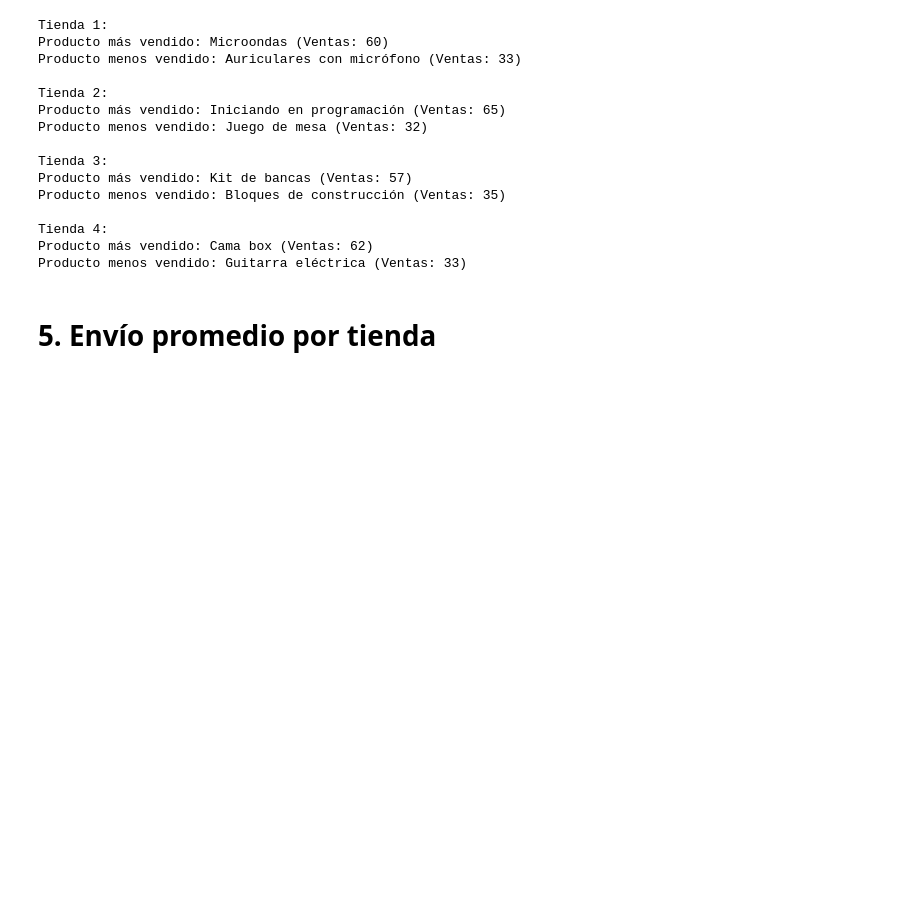
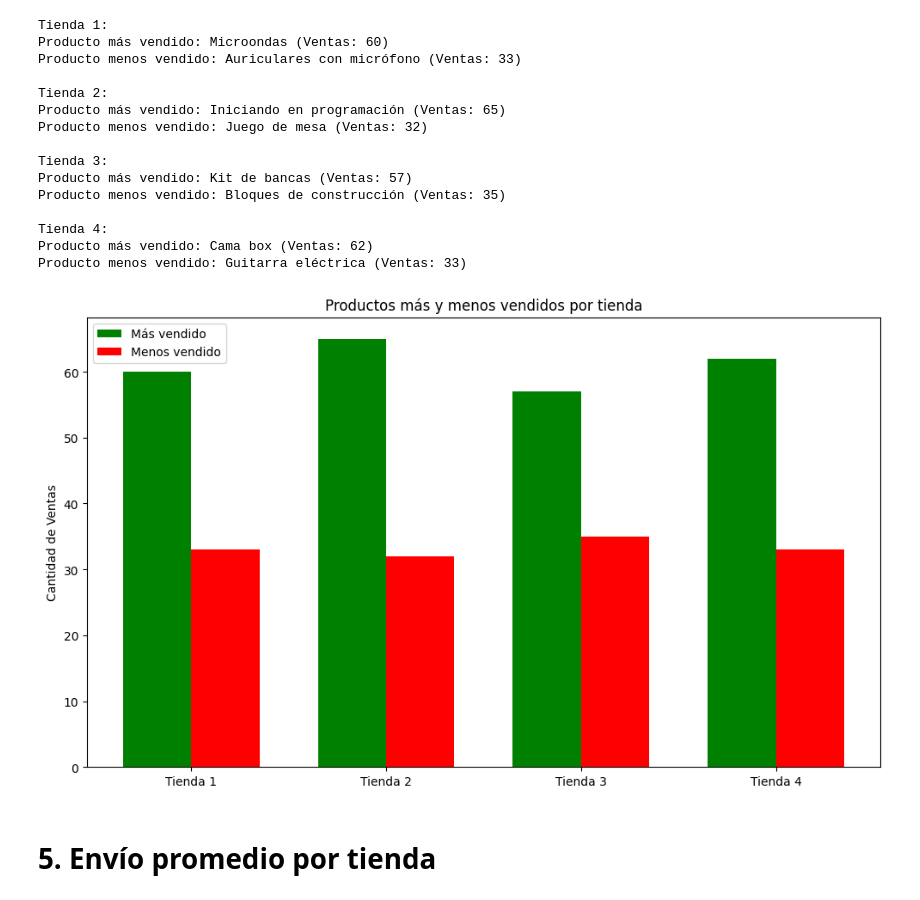
Before and after one commit to JoelSaucedo8/ChallengeDataScience, a Jupyter notebook: AluraStoreLatam.ipynb, the cells around one changed output. Saved outputs shown, nothing was run; the diff lists cells and outputs as text; code cells hidden in the pictures; blank space fills up the shorter version.

```diff
--- a/AluraStoreLatam.ipynb
+++ b/AluraStoreLatam.ipynb
@@ -204,6 +229,30 @@ Producto menos vendido: Bloques de construcción (Ventas: 35)
 Tienda 4:
 Producto más vendido: Cama box (Ventas: 62)
 Producto menos vendido: Guitarra eléctrica (Ventas: 33)
+# %%
+import matplotlib.pyplot as plt
+import numpy as np
+
+# Extraer datos
+tiendas = df_resumen["Tienda"]
+ventas_max = df_resumen["Ventas máx"]
+ventas_min = df_resumen["Ventas mín"]
+
+x = np.arange(len(tiendas))
+width = 0.35
+
+plt.figure(figsize=(10, 6))
+plt.bar(x - width/2, ventas_max, width, label='Más vendido', color='green')
+plt.bar(x + width/2, ventas_min, width, label='Menos vendido', color='red')
+
+plt.xticks(x, tiendas)
+plt.ylabel("Cantidad de Ventas")
+plt.title("Productos más y menos vendidos por tienda")
+plt.legend()
+plt.tight_layout()
+plt.show()
+# %% [output]
+[figure, added]
 # %% [markdown]
 # 5. Envío promedio por tienda
 # %%
```
Also changed, not shown: parts of 18 cells of this notebook.
